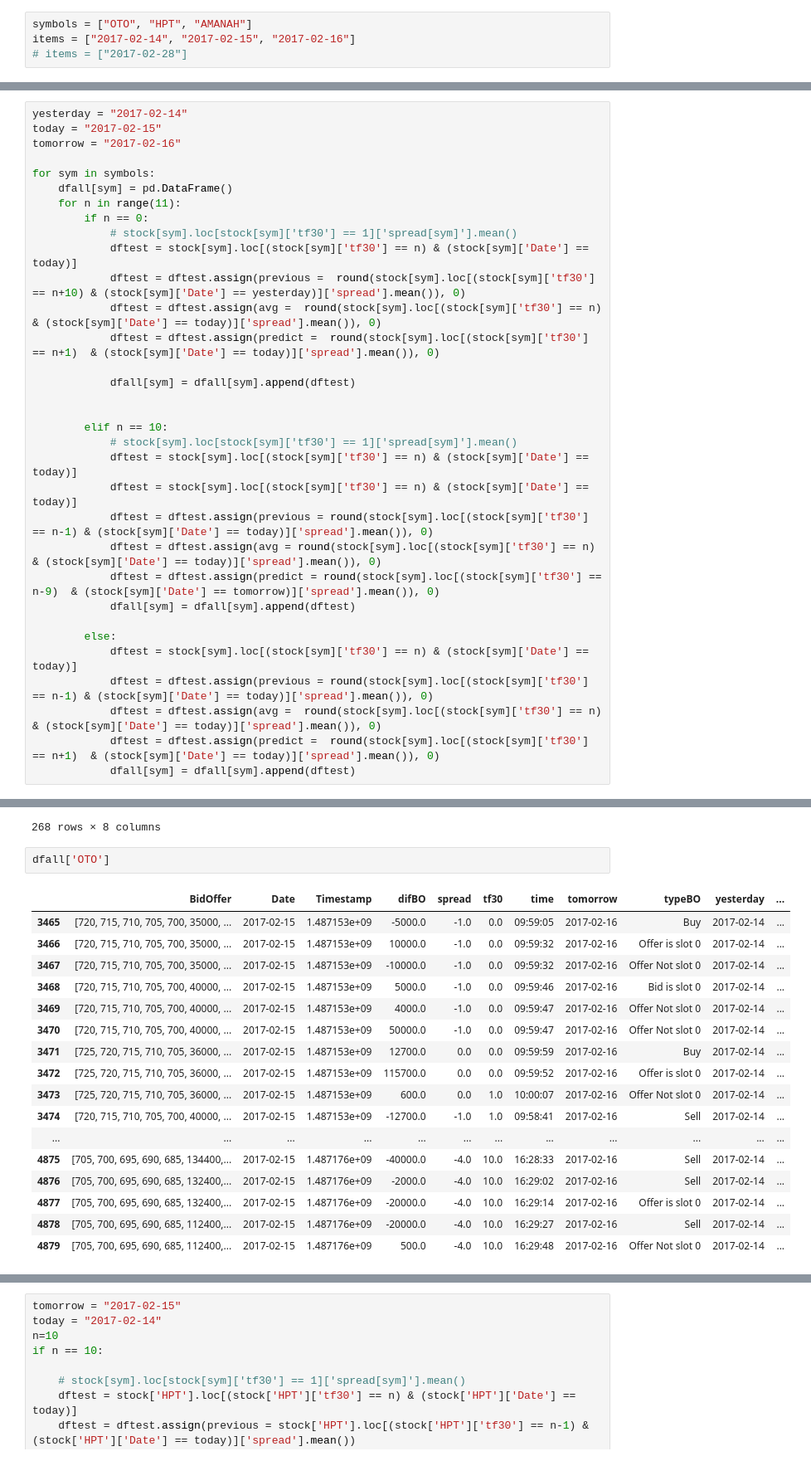
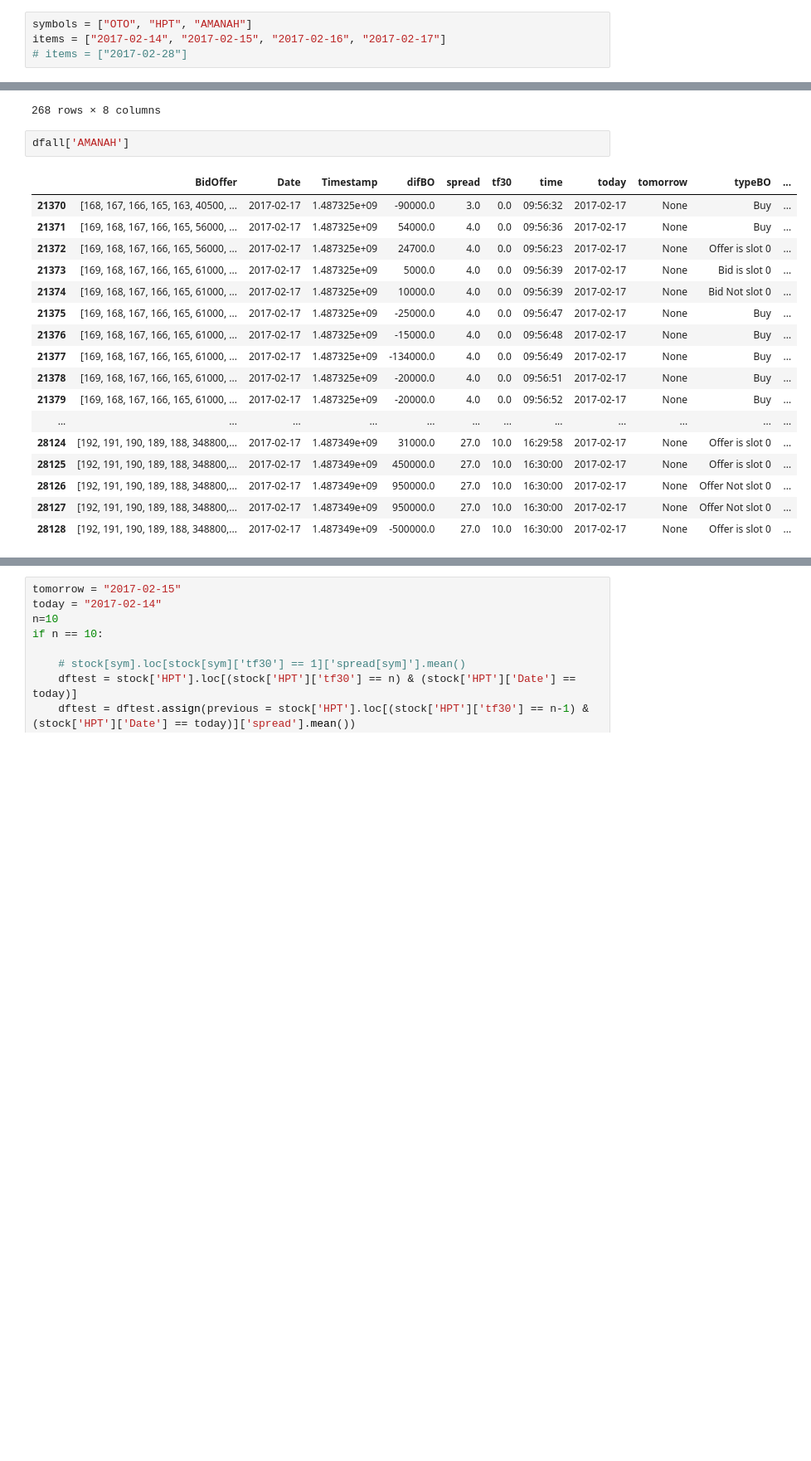
Before and after one commit to chotipat41688/SeProj, a Jupyter notebook: Ipython/readFile.ipynb, the cells around one changed output, grey strips where cells are left out. Shown at 83% size. Cells and saved outputs as stored; diff of their text form; blank space fills up the shorter version.

```diff
--- a/Ipython/readFile.ipynb
+++ b/Ipython/readFile.ipynb
@@ -8,7 +8,7 @@ import numpy as np
 import pandas as pd
 # %%
 symbols = ["OTO", "HPT", "AMANAH"]
-items = ["2017-02-14", "2017-02-15", "2017-02-16"]
+items = ["2017-02-14", "2017-02-15", "2017-02-16", "2017-02-17"]
 # items = ["2017-02-28"]
 # %%
 def getFreefloat():
@@ -1029,36 +1106,3 @@ dfall
-# %%
-yesterday = "2017-02-14"
-today = "2017-02-15"
-tomorrow = "2017-02-16"
-
-for sym in symbols:
-    dfall[sym] = pd.DataFrame()
-    for n in range(11):
-        if n == 0:
-            # stock[sym].loc[stock[sym]['tf30'] == 1]['spread[sym]'].mean()
-            dftest = stock[sym].loc[(stock[sym]['tf30'] == n) & (stock[sym]['Date'] == today)]
-            dftest = dftest.assign(previous =  round(stock[sym].loc[(stock[sym]['tf30'] == n+10) & (stock[sym]['Date'] == yesterday)]['spread'].mean()), 0)
-            dftest = dftest.assign(avg =  round(stock[sym].loc[(stock[sym]['tf30'] == n)  & (stock[sym]['Date'] == today)]['spread'].mean()), 0)
-            dftest = dftest.assign(predict =  round(stock[sym].loc[(stock[sym]['tf30'] == n+1)  & (stock[sym]['Date'] == today)]['spread'].mean()), 0)
-
-            dfall[sym] = dfall[sym].append(dftest)
-
-
-        elif n == 10:
-            # stock[sym].loc[stock[sym]['tf30'] == 1]['spread[sym]'].mean()
-            dftest = stock[sym].loc[(stock[sym]['tf30'] == n) & (stock[sym]['Date'] == today)]
-            dftest = stock[sym].loc[(stock[sym]['tf30'] == n) & (stock[sym]['Date'] == today)]
-            dftest = dftest.assign(previous = round(stock[sym].loc[(stock[sym]['tf30'] == n-1) & (stock[sym]['Date'] == today)]['spread'].mean()), 0)
-            dftest = dftest.assign(avg = round(stock[sym].loc[(stock[sym]['tf30'] == n)  & (stock[sym]['Date'] == today)]['spread'].mean()), 0)
-            dftest = dftest.assign(predict = round(stock[sym].loc[(stock[sym]['tf30'] == n-9)  & (stock[sym]['Date'] == tomorrow)]['spread'].mean()), 0)
-            dfall[sym] = dfall[sym].append(dftest)
-
-        else:
-            dftest = stock[sym].loc[(stock[sym]['tf30'] == n) & (stock[sym]['Date'] == today)]
-            dftest = dftest.assign(previous = round(stock[sym].loc[(stock[sym]['tf30'] == n-1) & (stock[sym]['Date'] == today)]['spread'].mean()), 0)
-            dftest = dftest.assign(avg =  round(stock[sym].loc[(stock[sym]['tf30'] == n)  & (stock[sym]['Date'] == today)]['spread'].mean()), 0)
-            dftest = dftest.assign(predict =  round(stock[sym].loc[(stock[sym]['tf30'] == n+1)  & (stock[sym]['Date'] == today)]['spread'].mean()), 0)
-            dfall[sym] = dfall[sym].append(dftest)
 # %%
 # stock['AMANAH'].loc[(stock['AMANAH']['tf30'] == n) & (stock['AMANAH']['Date'] == today)]
 stock[sym].loc[(stock[sym]['tf30'] == n) & (stock[sym]['Date'] == today)]
@@ -1082,22 +1126,22 @@ stock[sym].loc[(stock[sym]['tf30'] == n) & (stock[sym]['Date'] == today)]
 | 19692 | [160, 159, 158, 157, 156, 102200,... | 2017-02-15 | 1.487176e+09 | -500.0 | -20.0 | 10.0 | 16:30:10 | Offer Not slot 0 |
 268 rows × 8 columns
 # %%
-dfall['OTO']
+dfall['AMANAH']
 # %% [output]
-|  | BidOffer | Date | Timestamp | difBO | spread | tf30 | time | tomorrow | typeBO | yesterday | ... |
-| 3465 | [720, 715, 710, 705, 700, 35000, ... | 2017-02-15 | 1.487153e+09 | -5000.0 | -1.0 | 0.0 | 09:59:05 | 2017-02-16 | Buy | 2017-02-14 | ... |
-| 3466 | [720, 715, 710, 705, 700, 35000, ... | 2017-02-15 | 1.487153e+09 | 10000.0 | -1.0 | 0.0 | 09:59:32 | 2017-02-16 | Offer is slot 0 | 2017-02-14 | ... |
-| 3467 | [720, 715, 710, 705, 700, 35000, ... | 2017-02-15 | 1.487153e+09 | -10000.0 | -1.0 | 0.0 | 09:59:32 | 2017-02-16 | Offer Not slot 0 | 2017-02-14 | ... |
-| 3468 | [720, 715, 710, 705, 700, 40000, ... | 2017-02-15 | 1.487153e+09 | 5000.0 | -1.0 | 0.0 | 09:59:46 | 2017-02-16 | Bid is slot 0 | 2017-02-14 | ... |
-| 3469 | [720, 715, 710, 705, 700, 40000, ... | 2017-02-15 | 1.487153e+09 | 4000.0 | -1.0 | 0.0 | 09:59:47 | 2017-02-16 | Offer Not slot 0 | 2017-02-14 | ... |
-| 3470 | [720, 715, 710, 705, 700, 40000, ... | 2017-02-15 | 1.487153e+09 | 50000.0 | -1.0 | 0.0 | 09:59:47 | 2017-02-16 | Offer Not slot 0 | 2017-02-14 | ... |
-| 3471 | [725, 720, 715, 710, 705, 36000, ... | 2017-02-15 | 1.487153e+09 | 12700.0 | 0.0 | 0.0 | 09:59:59 | 2017-02-16 | Buy | 2017-02-14 | ... |
-| 3472 | [725, 720, 715, 710, 705, 36000, ... | 2017-02-15 | 1.487153e+09 | 115700.0 | 0.0 | 0.0 | 09:59:52 | 2017-02-16 | Offer is slot 0 | 2017-02-14 | ... |
-| 3473 | [725, 720, 715, 710, 705, 36000, ... | 2017-02-15 | 1.487153e+09 | 600.0 | 0.0 | 1.0 | 10:00:07 | 2017-02-16 | Offer Not slot 0 | 2017-02-14 | ... |
-| 3474 | [720, 715, 710, 705, 700, 40000, ... | 2017-02-15 | 1.487153e+09 | -12700.0 | -1.0 | 1.0 | 09:58:41 | 2017-02-16 | Sell | 2017-02-14 | ... |
+|  | BidOffer | Date | Timestamp | difBO | spread | tf30 | time | today | tomorrow | typeBO | ... |
+| 21370 | [168, 167, 166, 165, 163, 40500, ... | 2017-02-17 | 1.487325e+09 | -90000.0 | 3.0 | 0.0 | 09:56:32 | 2017-02-17 | None | Buy | ... |
+| 21371 | [169, 168, 167, 166, 165, 56000, ... | 2017-02-17 | 1.487325e+09 | 54000.0 | 4.0 | 0.0 | 09:56:36 | 2017-02-17 | None | Buy | ... |
+| 21372 | [169, 168, 167, 166, 165, 56000, ... | 2017-02-17 | 1.487325e+09 | 24700.0 | 4.0 | 0.0 | 09:56:23 | 2017-02-17 | None | Offer is slot 0 | ... |
+| 21373 | [169, 168, 167, 166, 165, 61000, ... | 2017-02-17 | 1.487325e+09 | 5000.0 | 4.0 | 0.0 | 09:56:39 | 2017-02-17 | None | Bid is slot 0 | ... |
+| 21374 | [169, 168, 167, 166, 165, 61000, ... | 2017-02-17 | 1.487325e+09 | 10000.0 | 4.0 | 0.0 | 09:56:39 | 2017-02-17 | None | Bid Not slot 0 | ... |
+| 21375 | [169, 168, 167, 166, 165, 61000, ... | 2017-02-17 | 1.487325e+09 | -25000.0 | 4.0 | 0.0 | 09:56:47 | 2017-02-17 | None | Buy | ... |
+| 21376 | [169, 168, 167, 166, 165, 61000, ... | 2017-02-17 | 1.487325e+09 | -15000.0 | 4.0 | 0.0 | 09:56:48 | 2017-02-17 | None | Buy | ... |
+| 21377 | [169, 168, 167, 166, 165, 61000, ... | 2017-02-17 | 1.487325e+09 | -134000.0 | 4.0 | 0.0 | 09:56:49 | 2017-02-17 | None | Buy | ... |
+| 21378 | [169, 168, 167, 166, 165, 61000, ... | 2017-02-17 | 1.487325e+09 | -20000.0 | 4.0 | 0.0 | 09:56:51 | 2017-02-17 | None | Buy | ... |
+| 21379 | [169, 168, 167, 166, 165, 61000, ... | 2017-02-17 | 1.487325e+09 | -20000.0 | 4.0 | 0.0 | 09:56:52 | 2017-02-17 | None | Buy | ... |
 | ... | ... | ... | ... | ... | ... | ... | ... | ... | ... | ... | ... |
-| 4875 | [705, 700, 695, 690, 685, 134400,... | 2017-02-15 | 1.487176e+09 | -40000.0 | -4.0 | 10.0 | 16:28:33 | 2017-02-16 | Sell | 2017-02-14 | ... |
-| 4876 | [705, 700, 695, 690, 685, 132400,... | 2017-02-15 | 1.487176e+09 | -2000.0 | -4.0 | 10.0 | 16:29:02 | 2017-02-16 | Sell | 2017-02-14 | ... |
-| 4877 | [705, 700, 695, 690, 685, 132400,... | 2017-02-15 | 1.487176e+09 | -20000.0 | -4.0 | 10.0 | 16:29:14 | 2017-02-16 | Offer is slot 0 | 2017-02-14 | ... |
-| 4878 | [705, 700, 695, 690, 685, 112400,... | 2017-02-15 | 1.487176e+09 | -20000.0 | -4.0 | 10.0 | 16:29:27 | 2017-02-16 | Sell | 2017-02-14 | ... |
-| 4879 | [705, 700, 695, 690, 685, 112400,... | 2017-02-15 | 1.487176e+09 | 500.0 | -4.0 | 10.0 | 16:29:48 | 2017-02-16 | Offer Not slot 0 | 2017-02-14 | ... |
+| 28124 | [192, 191, 190, 189, 188, 348800,... | 2017-02-17 | 1.487349e+09 | 31000.0 | 27.0 | 10.0 | 16:29:58 | 2017-02-17 | None | Offer is slot 0 | ... |
+| 28125 | [192, 191, 190, 189, 188, 348800,... | 2017-02-17 | 1.487349e+09 | 450000.0 | 27.0 | 10.0 | 16:30:00 | 2017-02-17 | None | Offer is slot 0 | ... |
+| 28126 | [192, 191, 190, 189, 188, 348800,... | 2017-02-17 | 1.487349e+09 | 950000.0 | 27.0 | 10.0 | 16:30:00 | 2017-02-17 | None | Offer Not slot 0 | ... |
+| 28127 | [192, 191, 190, 189, 188, 348800,... | 2017-02-17 | 1.487349e+09 | 950000.0 | 27.0 | 10.0 | 16:30:00 | 2017-02-17 | None | Offer Not slot 0 | ... |
+| 28128 | [192, 191, 190, 189, 188, 348800,... | 2017-02-17 | 1.487349e+09 | -500000.0 | 27.0 | 10.0 | 16:30:00 | 2017-02-17 | None | Offer is slot 0 | ... |
```
Also changed, not shown: parts of 10 cells of this notebook.
